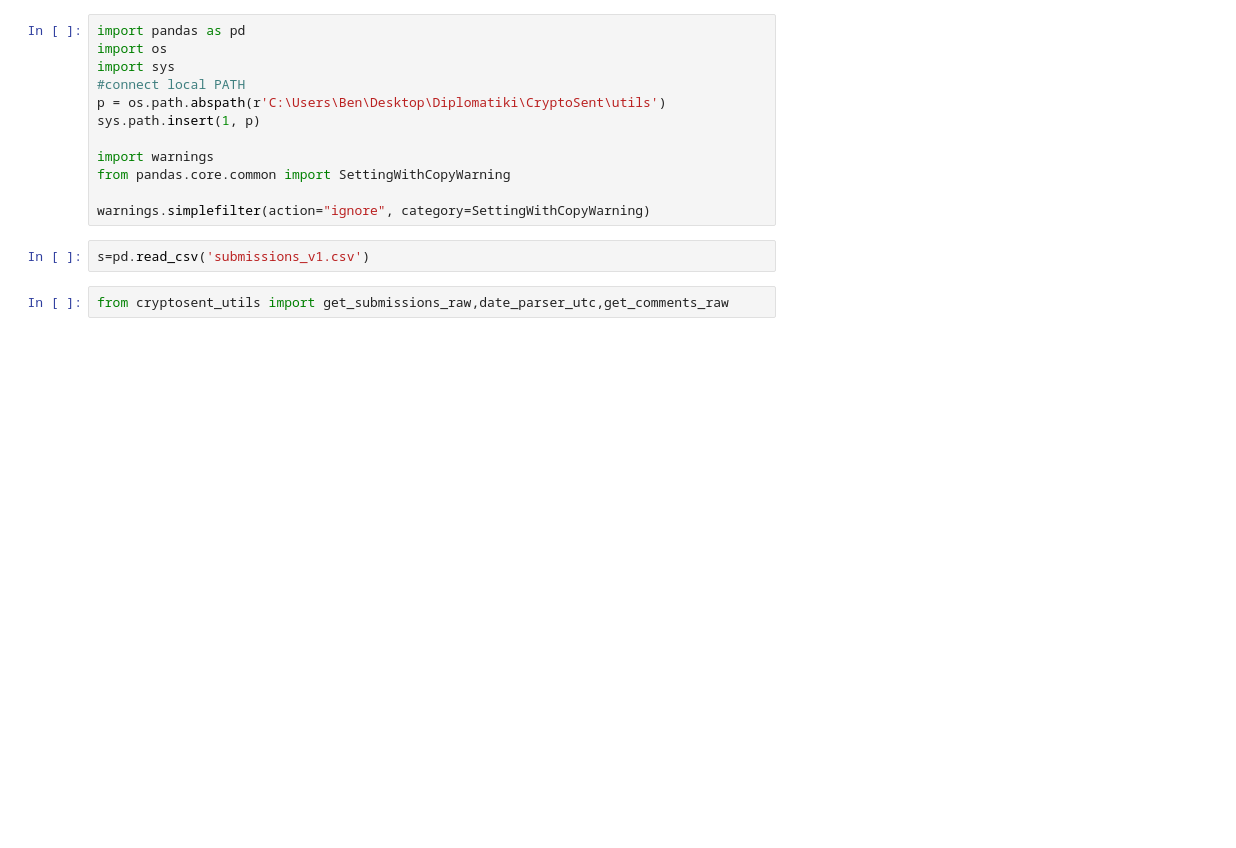
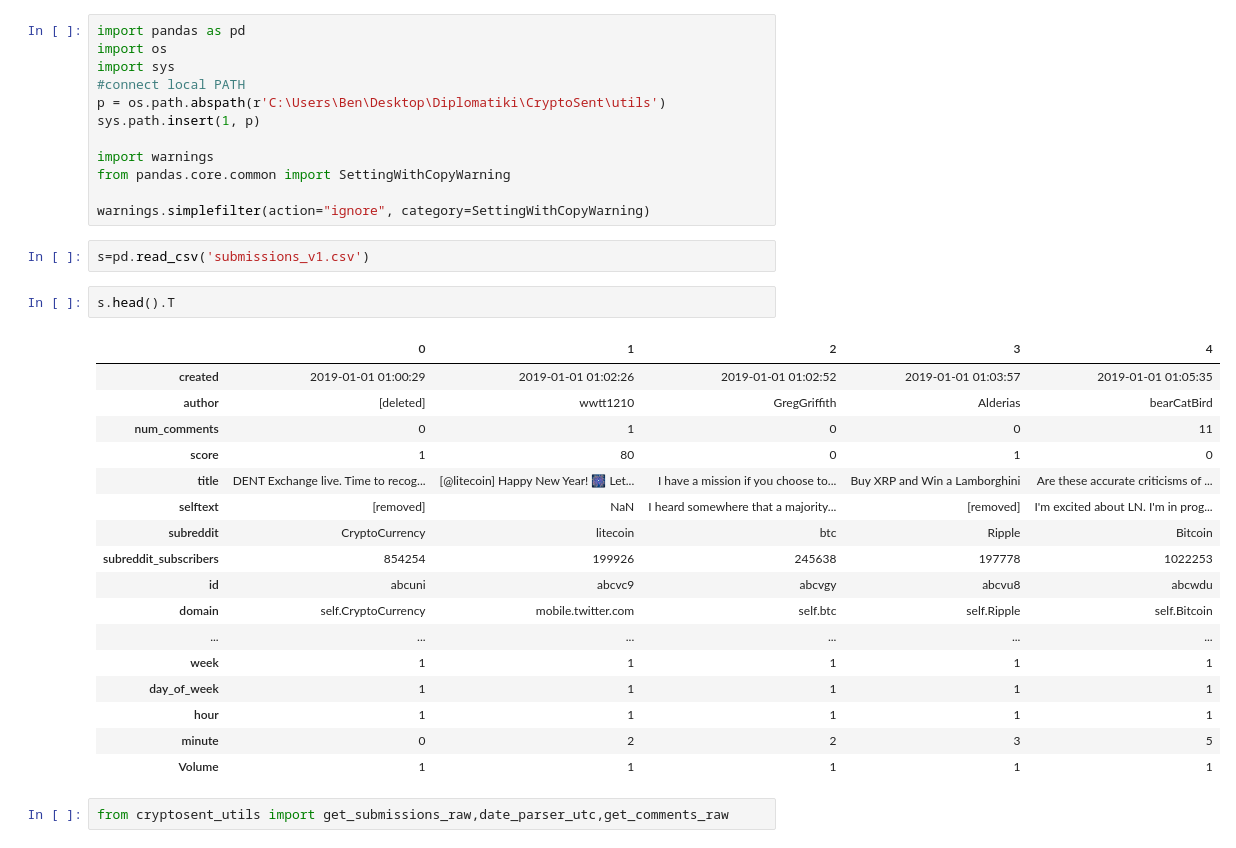
Before and after one commit to VeniJeen/CryptoSent, a Jupyter notebook: Data Preparation/3_Data_Processing/Data Processing - Selecting Most Relevant Posts.ipynb, the cells around one changed output. Saved outputs shown, nothing was run; the diff lists cells and outputs as text; blank space fills up the shorter version.

```diff
--- a/Data Preparation/3_Data_Processing/Data Processing - Selecting Most Relevant Posts.ipynb
+++ b/Data Preparation/3_Data_Processing/Data Processing - Selecting Most Relevant Posts.ipynb
@@ -12,6 +12,26 @@ from pandas.core.common import SettingWithCopyWarning
 warnings.simplefilter(action="ignore", category=SettingWithCopyWarning)
 # %%
 s=pd.read_csv('submissions_v1.csv')
+# %%
+s.head().T
+# %% [output]
+|  | 0 | 1 | 2 | 3 | 4 |
+| created | 2019-01-01 01:00:29 | 2019-01-01 01:02:26 | 2019-01-01 01:02:52 | 2019-01-01 01:03:57 | 2019-01-01 01:05:35 |
+| author | [deleted] | wwtt1210 | GregGriffith | Alderias | bearCatBird |
+| num_comments | 0 | 1 | 0 | 0 | 11 |
+| score | 1 | 80 | 0 | 1 | 0 |
+| title | DENT Exchange live. Time to recog... | [@litecoin] Happy New Year! 🎆 Let... | I have a mission if you choose to... | Buy XRP and Win a Lamborghini | Are these accurate criticisms of ... |
+| selftext | [removed] | NaN | I heard somewhere that a majority... | [removed] | I'm excited about LN. I'm in prog... |
+| subreddit | CryptoCurrency | litecoin | btc | Ripple | Bitcoin |
+| subreddit_subscribers | 854254 | 199926 | 245638 | 197778 | 1022253 |
+| id | abcuni | abcvc9 | abcvgy | abcvu8 | abcwdu |
+| domain | self.CryptoCurrency | mobile.twitter.com | self.btc | self.Ripple | self.Bitcoin |
+| ... | ... | ... | ... | ... | ... |
+| week | 1 | 1 | 1 | 1 | 1 |
+| day_of_week | 1 | 1 | 1 | 1 | 1 |
+| hour | 1 | 1 | 1 | 1 | 1 |
+| minute | 0 | 2 | 2 | 3 | 5 |
+| Volume | 1 | 1 | 1 | 1 | 1 |
 # %%
 from cryptosent_utils import get_submissions_raw,date_parser_utc,get_comments_raw
 # %%
```
Also changed, not shown: parts of 3 cells of this notebook.
